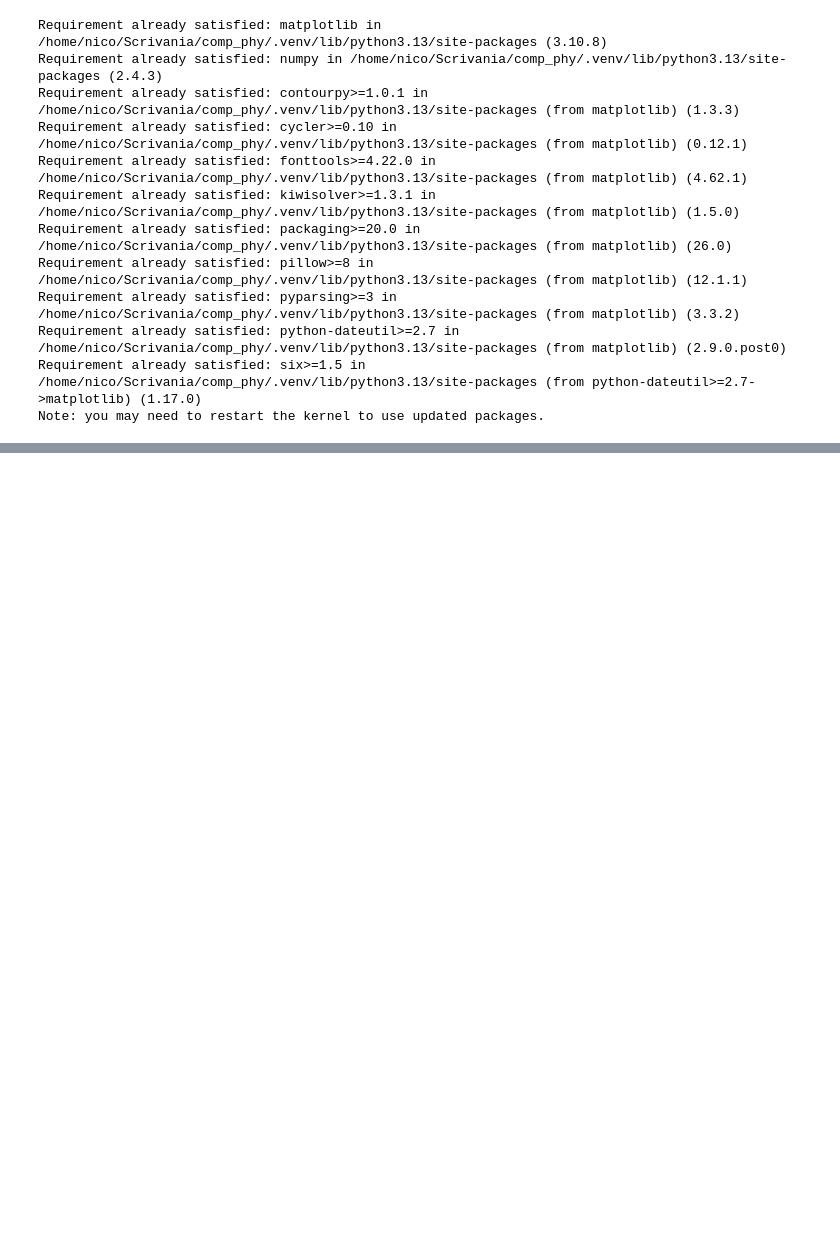
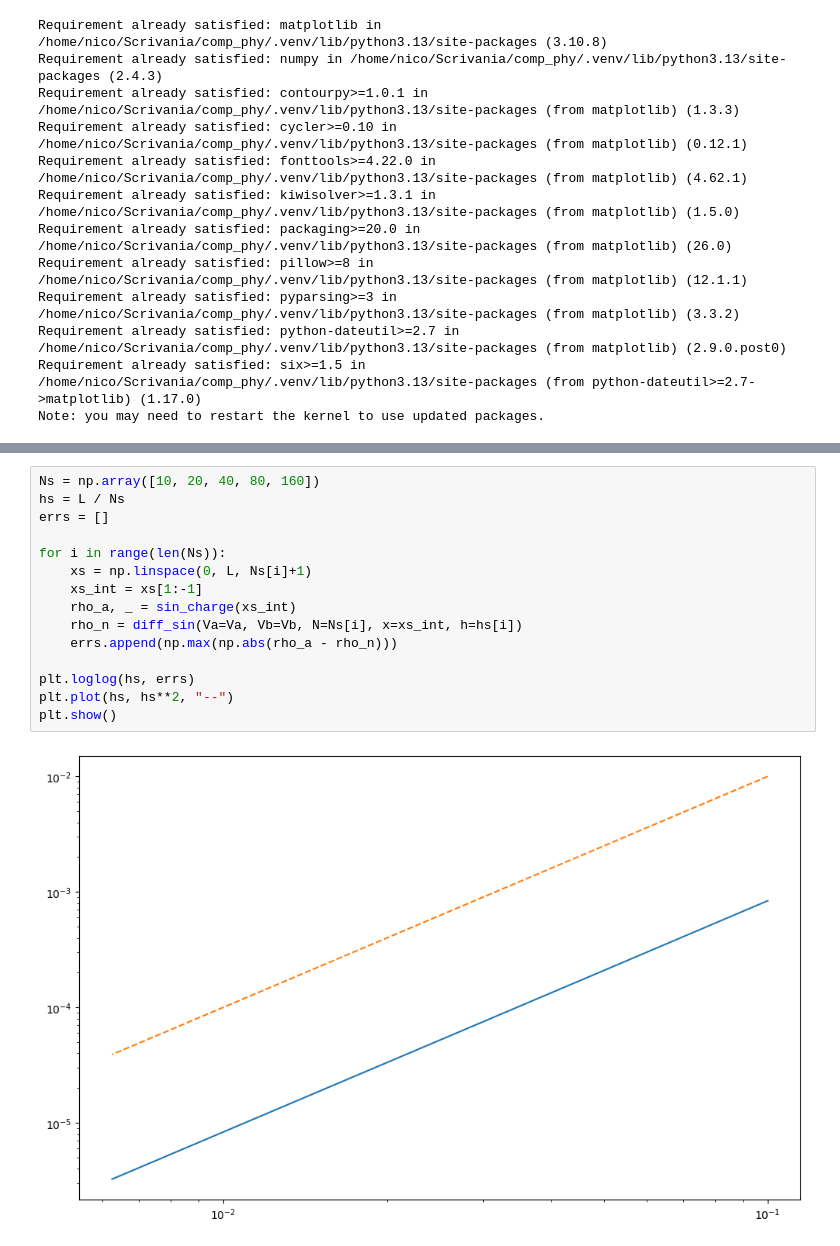
Before and after one commit to nicola-lamaddalena/computational_physics_course, a Jupyter notebook: ode/poisson/main.ipynb, the cells around one changed output, grey strips where cells are left out. Drawn from its saved outputs; the diff is of its cells as text; blank space fills up the shorter version.

```diff
--- a/ode/poisson/main.ipynb
+++ b/ode/poisson/main.ipynb
@@ -18,0 +83,17 @@ import matplotlib.pyplot as plt
+# %%
+Ns = np.array([10, 20, 40, 80, 160])
+hs = L / Ns
+errs = []
+
+for i in range(len(Ns)):
+    xs = np.linspace(0, L, Ns[i]+1)
+    xs_int = xs[1:-1]
+    rho_a, _ = sin_charge(xs_int)
+    rho_n = diff_sin(Va=Va, Vb=Vb, N=Ns[i], x=xs_int, h=hs[i])
+    errs.append(np.max(np.abs(rho_a - rho_n)))
+
+plt.loglog(hs, errs)
+plt.plot(hs, hs**2, "--")
+plt.show()
+# %% [output]
+[figure, added]
```
Also changed, not shown: parts of 6 cells of this notebook.
